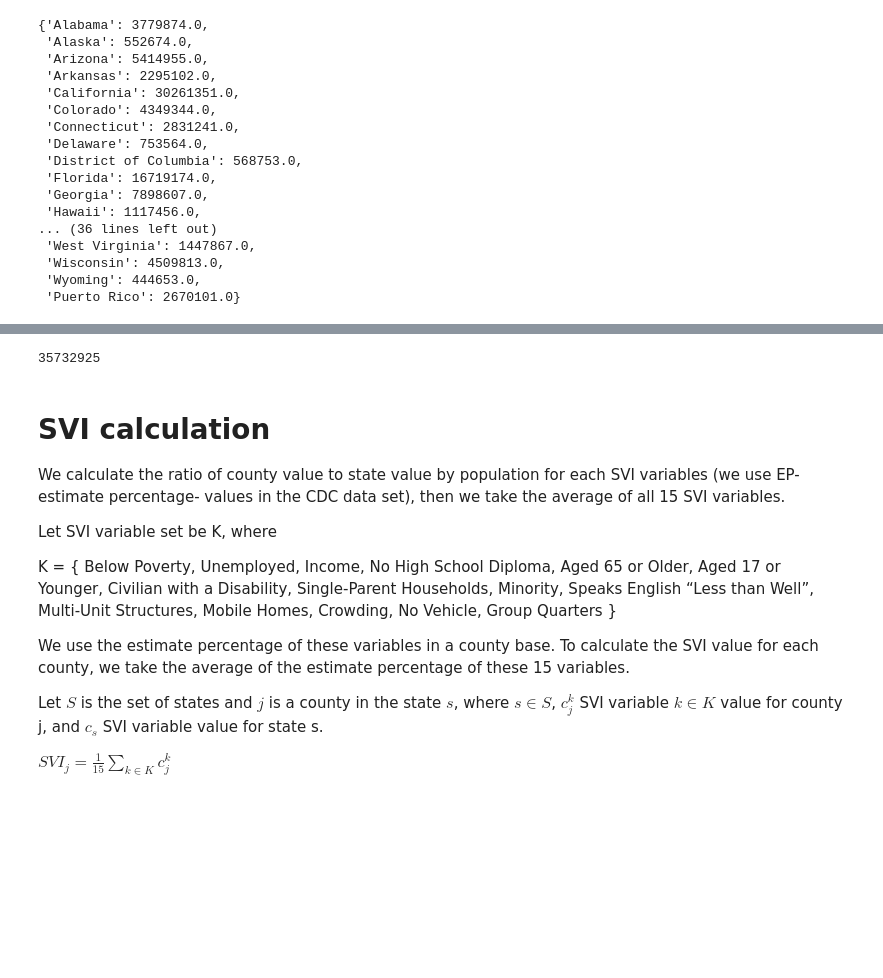
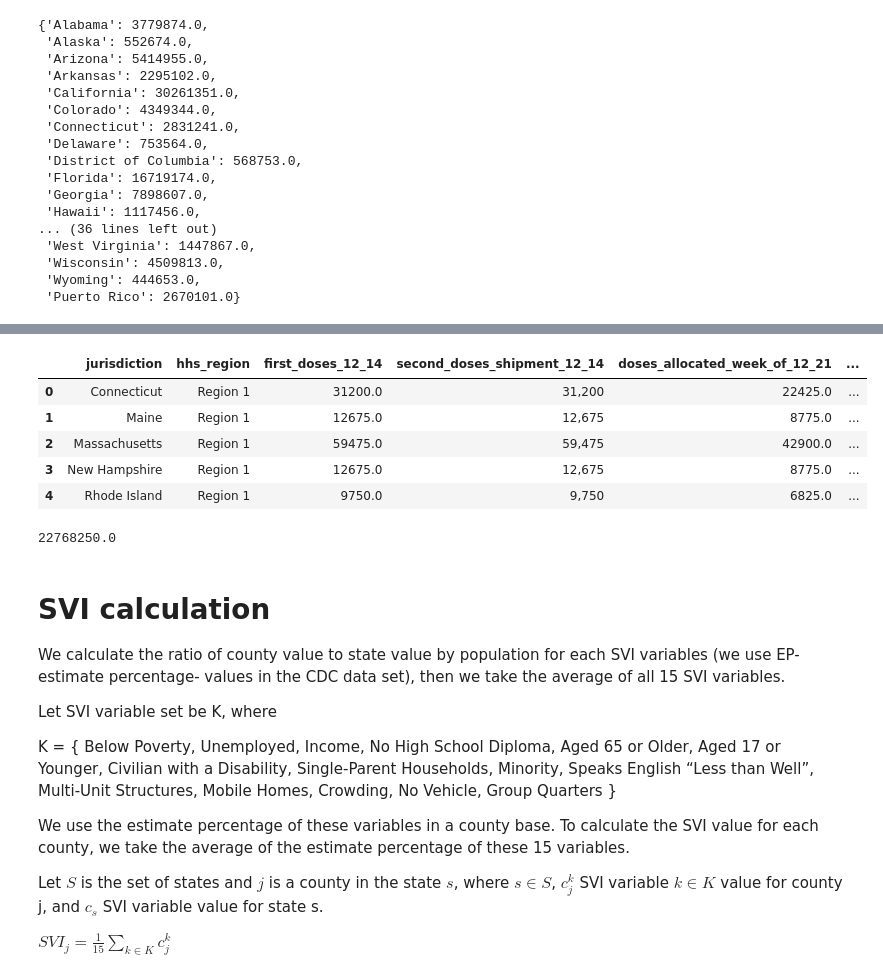
Before and after one commit to CenterForSpatialResearch/newpoliticsofcare_analysis_vaccine, a Jupyter notebook: Vaccine_allocation/Vaccine_allocation.ipynb, the cells around one changed output, grey strips where cells are left out. Saved outputs shown, nothing was run; the diff lists cells and outputs as text; code cells hidden in the pictures; blank space fills up the shorter version.

```diff
--- a/Vaccine_allocation/Vaccine_allocation.ipynb
+++ b/Vaccine_allocation/Vaccine_allocation.ipynb
@@ -310,3 +339,14 @@ vac_mo.head(5)
+# %%
+vac_pf['sum_j'] = vac_pf[['first_doses_12_14','doses_allocated_week_of_12_21','doses_allocated_week_of_12_28','doses_allocated_week_of_01_04','doses_allocated_week_of_01_10']].sum(axis=1)
+# %%
+vac_pf.head(5)
+# %% [output]
+|  | jurisdiction | hhs_region | first_doses_12_14 | second_doses_shipment_12_14 | doses_allocated_week_of_12_21 | ... |
+| 0 | Connecticut | Region 1 | 31200.0 | 31,200 | 22425.0 | ... |
+| 1 | Maine | Region 1 | 12675.0 | 12,675 | 8775.0 | ... |
+| 2 | Massachusetts | Region 1 | 59475.0 | 59,475 | 42900.0 | ... |
+| 3 | New Hampshire | Region 1 | 12675.0 | 12,675 | 8775.0 | ... |
+| 4 | Rhode Island | Region 1 | 9750.0 | 9,750 | 6825.0 | ... |
 # %%
 
 Jur_state = {'New York City': 'New York', 'Philadelphia': 'Pennsylvania', 'Chicago':'Illinois'}
@@ -314,7 +354,7 @@ Jur_state = {'New York City': 'New York', 'Philadelphia': 'Pennsylvania', 'Chica
 
 Vaccine_budget_state = {s:0 for s in State}
 
-Vaccine_budget_st =  dict(zip(vac_pf.jurisdiction, vac_pf.first_doses + vac_mo.first_doses) )
+Vaccine_budget_st =  dict(zip(vac_pf.jurisdiction, vac_pf.sum_j + vac_mo.sum_j) )
 
 sum_v = 0
 for s in Vaccine_budget_st:
@@ -329,7 +369,7 @@ for s in Vaccine_budget_st:
 
 print (sum_v)
 # %% [output]
-35732925
+22768250.0
 # %% [markdown]
 # SVI calculation
 
```
Also changed, not shown: parts of 6 cells of this notebook, 5 other files.
